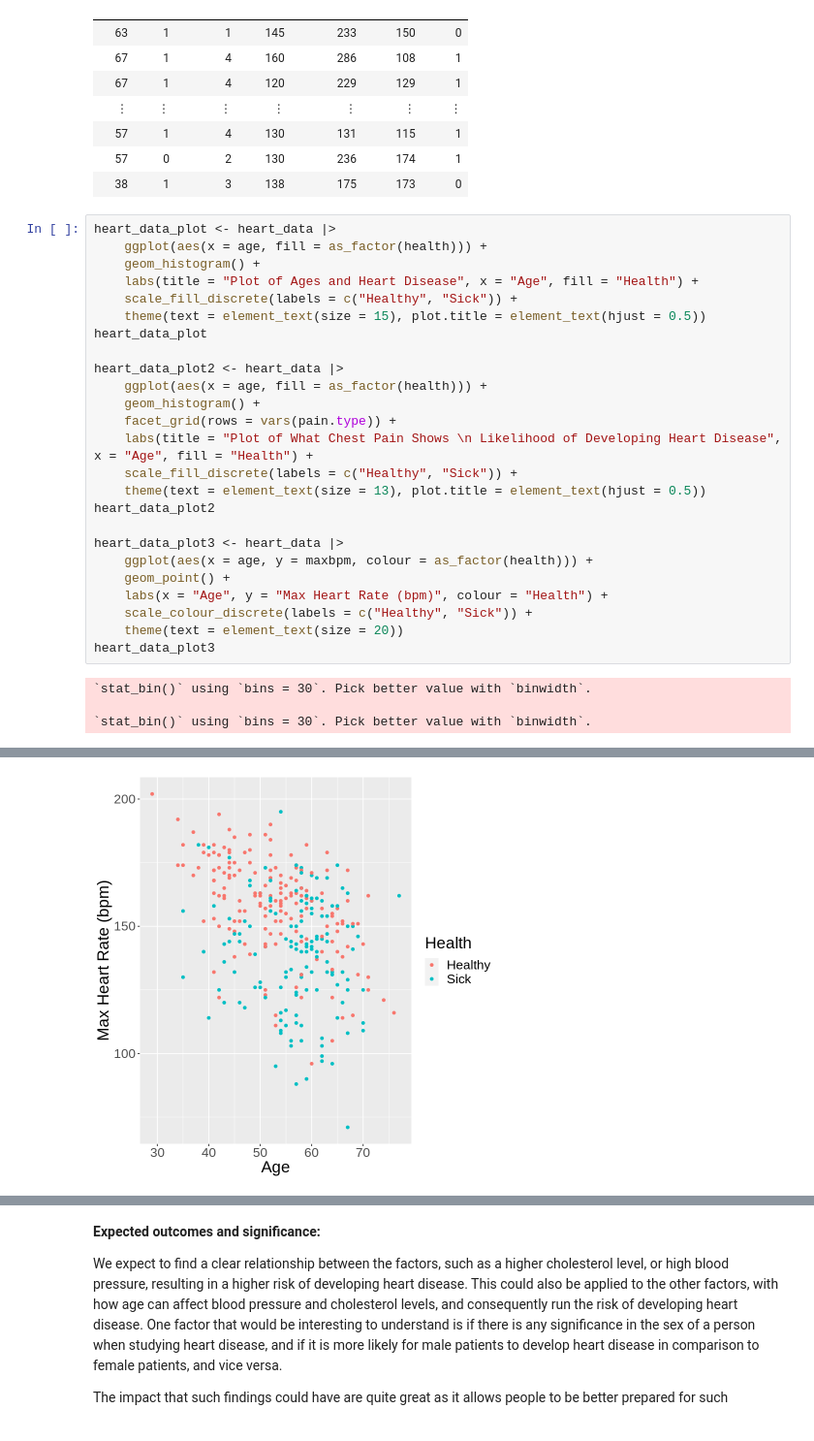
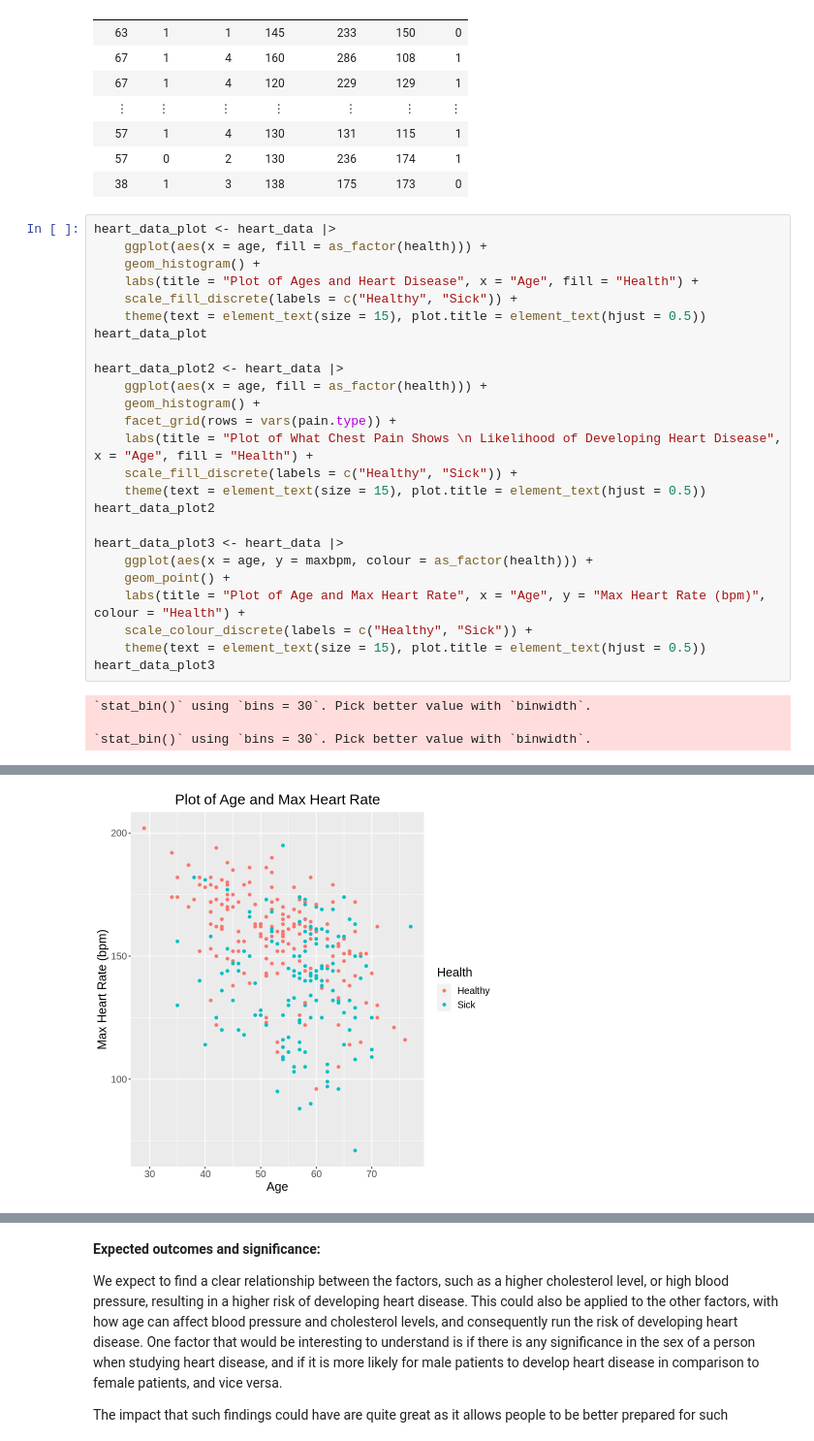
Before and after one commit to Sparsh-I/dsci-group-38, a Jupyter notebook: group_proposal.ipynb, the cells around one changed output, grey strips where cells are left out. Shown at 97% size. Drawn from its saved outputs; the diff is of its cells as text.

```diff
--- a/group_proposal.ipynb
+++ b/group_proposal.ipynb
@@ -68,15 +74,15 @@ heart_data_plot2 <- heart_data |>
     facet_grid(rows = vars(pain.type)) +
     labs(title = "Plot of What Chest Pain Shows \n Likelihood of Developing Heart Disease", x = "Age", fill = "Health") +
     scale_fill_discrete(labels = c("Healthy", "Sick")) +
-    theme(text = element_text(size = 13), plot.title = element_text(hjust = 0.5))
+    theme(text = element_text(size = 15), plot.title = element_text(hjust = 0.5))
 heart_data_plot2
 
 heart_data_plot3 <- heart_data |>
     ggplot(aes(x = age, y = maxbpm, colour = as_factor(health))) +
     geom_point() +
-    labs(x = "Age", y = "Max Heart Rate (bpm)", colour = "Health") +
+    labs(title = "Plot of Age and Max Heart Rate", x = "Age", y = "Max Heart Rate (bpm)", colour = "Health") +
     scale_colour_discrete(labels = c("Healthy", "Sick")) +
-    theme(text = element_text(size = 20))
+    theme(text = element_text(size = 15), plot.title = element_text(hjust = 0.5))
 heart_data_plot3
 # %% [output]
 `stat_bin()` using `bins = 30`. Pick better value with `binwidth`.
@@ -87 +93 @@ heart_data_plot3
-[figure, old version]
+[figure, new version]
```
Also changed, not shown: parts of 3 cells of this notebook.
